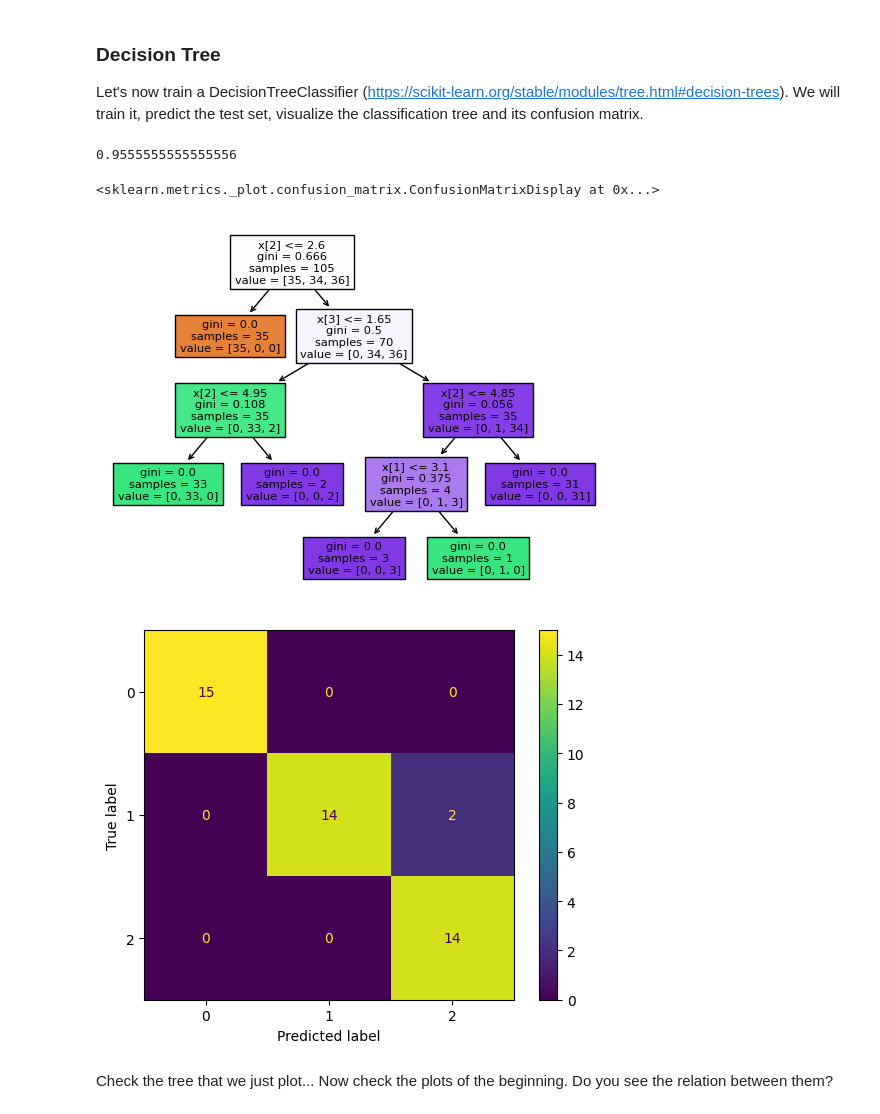
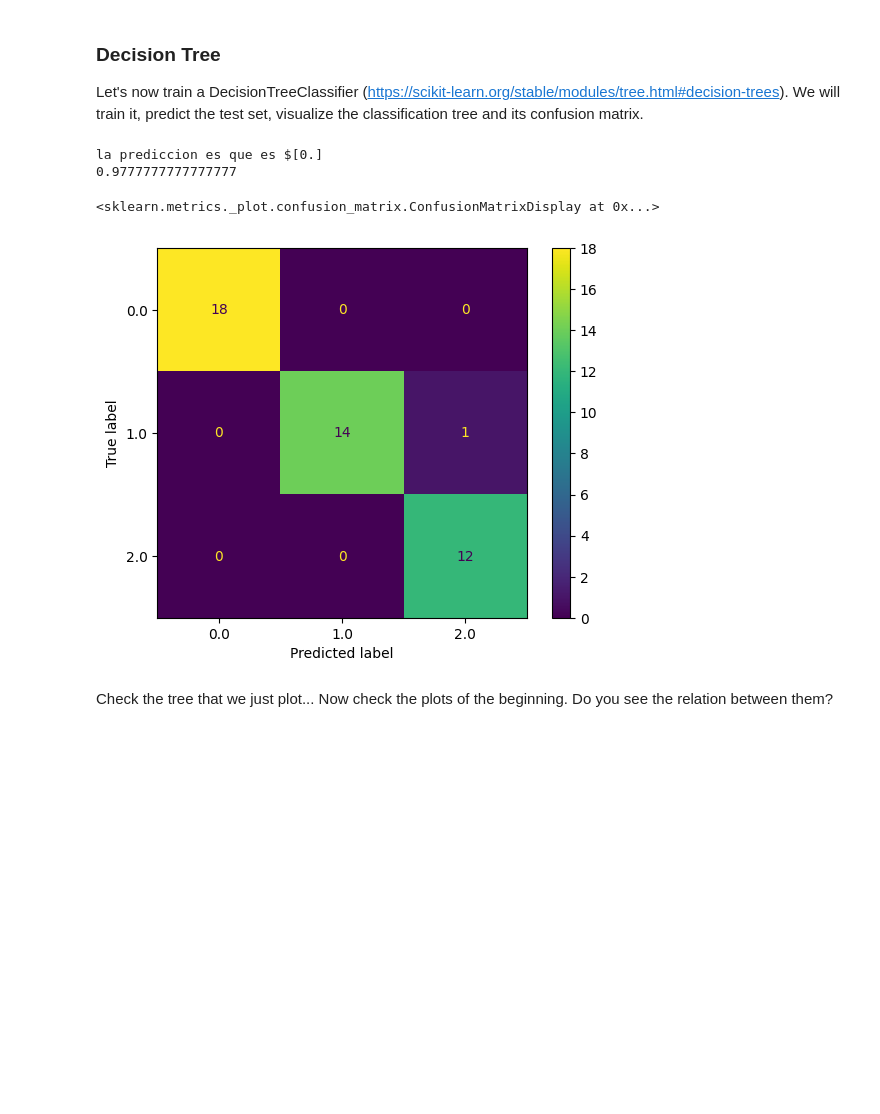
Before and after one commit to cristoge/ai_projects, a Jupyter notebook: ML/iris/src/intro ML - Iris Dataset.ipynb, the cells around one changed output. Saved outputs shown, nothing was run; the diff lists cells and outputs as text; code cells hidden in the pictures; blank space fills up the shorter version.

```diff
--- a/ML/iris/src/intro ML - Iris Dataset.ipynb
+++ b/ML/iris/src/intro ML - Iris Dataset.ipynb
@@ -168,12 +187,21 @@ Let's now train a DecisionTreeClassifier (https://scikit-learn.org/stable/module
 # %%
 # ===============#
 # YOUR CODE HERE #
 # ===============#
+from sklearn.tree import DecisionTreeClassifier
+arbol = DecisionTreeClassifier()
+arbol.fit(X_train,y_train)
+prediccion_individual = arbol.predict([[5.1,3.5,1.4,0.2]]) # en este caso le pase el ejemplo dela primera instancia
+prediccion = arbol.predict(X_test)
+print(f'la prediccion es que es ${prediccion_individual}')
+accuracy = accuracy_score(y_test,prediccion)
+print(accuracy)
+ConfusionMatrixDisplay.from_predictions(y_test,prediccion)
 # %% [output]
-0.9555555555555556
+la prediccion es que es $[0.]
+0.9777777777777777
 <sklearn.metrics._plot.confusion_matrix.ConfusionMatrixDisplay at 0x...>
-[figure, old version]
+[figure, new version]
-[figure, removed]
 # %% [markdown]
 Check the tree that we just plot... Now check the plots of the beginning. Do you see the relation between them?
 # %% [markdown]
```
Also changed, not shown: parts of 5 cells of this notebook.
